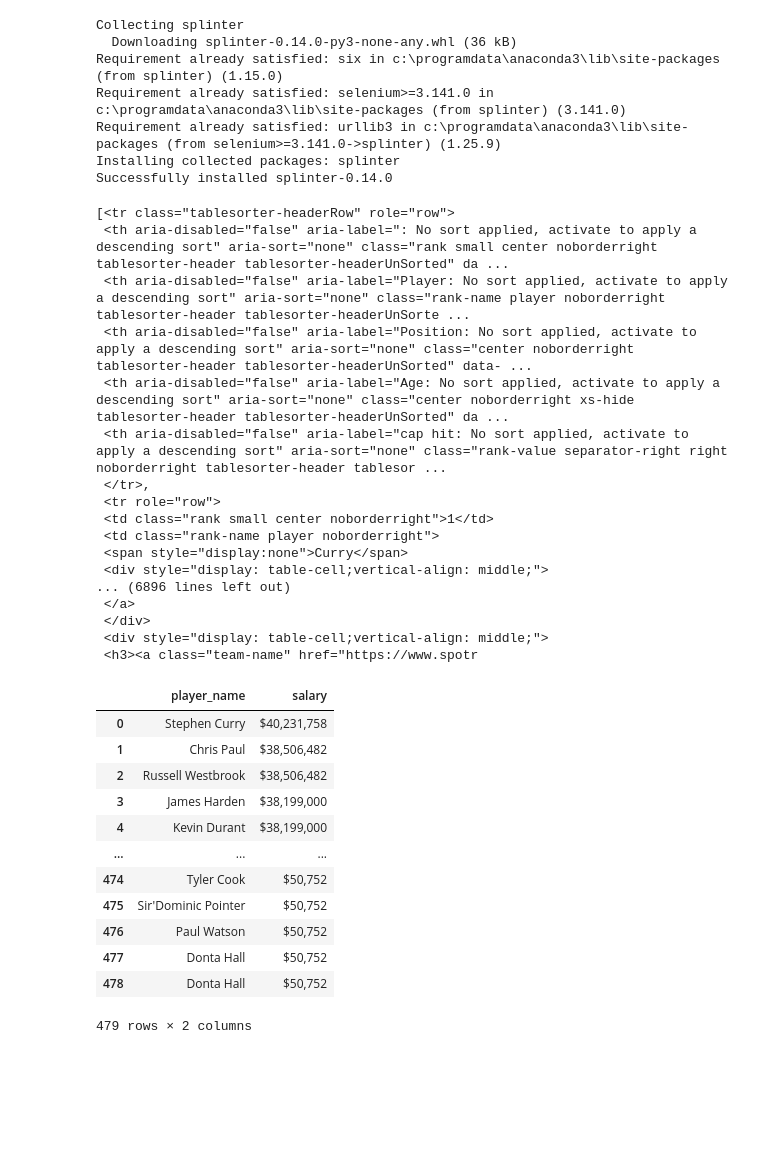
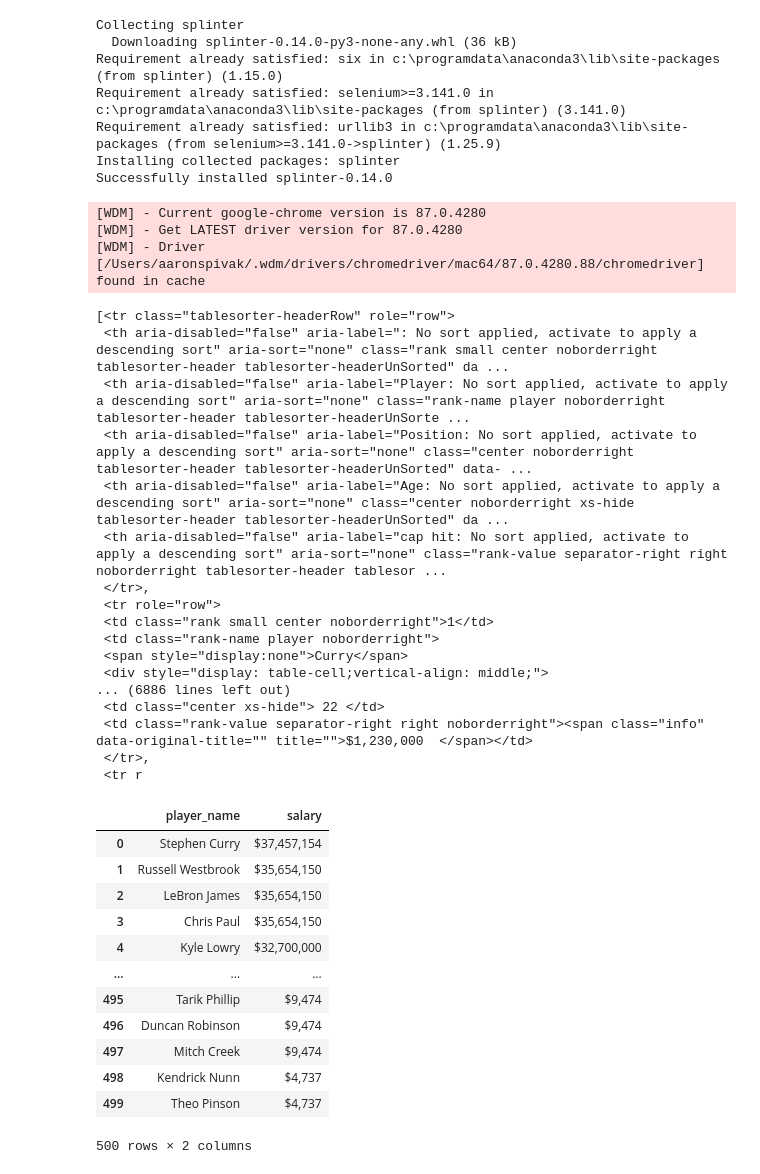
Before and after one commit to jeremykardash/project-2, a Jupyter notebook: contract_scrape.ipynb, the cells around one changed output. Saved outputs shown, nothing was run; the diff lists cells and outputs as text; code cells hidden in the pictures; blank space fills up the shorter version.

Commit message:
2018 salary

```diff
--- a/contract_scrape.ipynb
+++ b/contract_scrape.ipynb
@@ -24,15 +26,22 @@ url = 'https://www.spotrac.com/nba/rankings/2019-20/cap-hit/'
 # Create BeautifulSoup object; parse with 'html.parser'
 #soup = BeautifulSoup(response.text, 'html.parser')
 # %%
-#setting up path to chrome driver
-executable_path={'executable_path':'chromedriver.exe'}
-#setting chrome as driver for splinter
+# #setting up path to chrome driver
+# executable_path={'executable_path':'chromedriver.exe'}
+# #setting chrome as driver for splinter
+# browser = Browser('chrome', **executable_path, headless=False)
+
+executable_path = {'executable_path': ChromeDriverManager().install()}
 browser = Browser('chrome', **executable_path, headless=False)
+# %% [output]
+[WDM] - Current google-chrome version is 87.0.4280
+[WDM] - Get LATEST driver version for 87.0.4280
+[WDM] - Driver [/Users/aaronspivak/.wdm/drivers/chromedriver/mac64/87.0.4280.88/chromedriver] found in cache
 # %%
 browser.visit(url)
 # %%
 html = browser.html
-soup = BeautifulSoup(html, 'lxml')
+soup = BeautifulSoup(html, 'html.parser')
 # %%
 results = soup.find_all('tr')
 results
@@ -49,11 +58,11 @@ results
  <td class="rank-name player noborderright">
  <span style="display:none">Curry</span>
  <div style="display: table-cell;vertical-align: middle;">
-... (6896 lines left out)
- </a>
- </div>
- <div style="display: table-cell;vertical-align: middle;">
- <h3><a class="team-name" href="https://www.spotr
+... (6886 lines left out)
+ <td class="center xs-hide"> 22 </td>
+ <td class="rank-value separator-right right noborderright"><span class="info" data-original-title="" title="">$1,230,000  </span></td>
+ </tr>,
+ <tr r
 # %%
 browser.quit()
 # %%
@@ -69,23 +78,23 @@ for result in results:
     except:
         pass
 # %%
-df = pd.DataFrame({
+contract_df = pd.DataFrame({
     'player_name': player_name,
     'salary': salary
 })
-# %%
-df
-# %% [output]
-|  | player_name | salary |
-| 0 | Stephen Curry | $40,231,758 |
-| 1 | Chris Paul | $38,506,482 |
-| 2 | Russell Westbrook | $38,506,482 |
-| 3 | James Harden | $38,199,000 |
-| 4 | Kevin Durant | $38,199,000 |
-| ... | ... | ... |
-| 474 | Tyler Cook | $50,752 |
-| 475 | Sir'Dominic Pointer | $50,752 |
-| 476 | Paul Watson | $50,752 |
-| 477 | Donta Hall | $50,752 |
-| 478 | Donta Hall | $50,752 |
-479 rows × 2 columns
+# %%
+contract_df
+# %% [output]
+|  | player_name | salary |
+| 0 | Stephen Curry | $37,457,154 |
+| 1 | Russell Westbrook | $35,654,150 |
+| 2 | LeBron James | $35,654,150 |
+| 3 | Chris Paul | $35,654,150 |
+| 4 | Kyle Lowry | $32,700,000 |
+| ... | ... | ... |
+| 495 | Tarik Phillip | $9,474 |
+| 496 | Duncan Robinson | $9,474 |
+| 497 | Mitch Creek | $9,474 |
+| 498 | Kendrick Nunn | $4,737 |
+| 499 | Theo Pinson | $4,737 |
+500 rows × 2 columns
```
Also changed, not shown: parts of 3 cells of this notebook, 1 other file.
